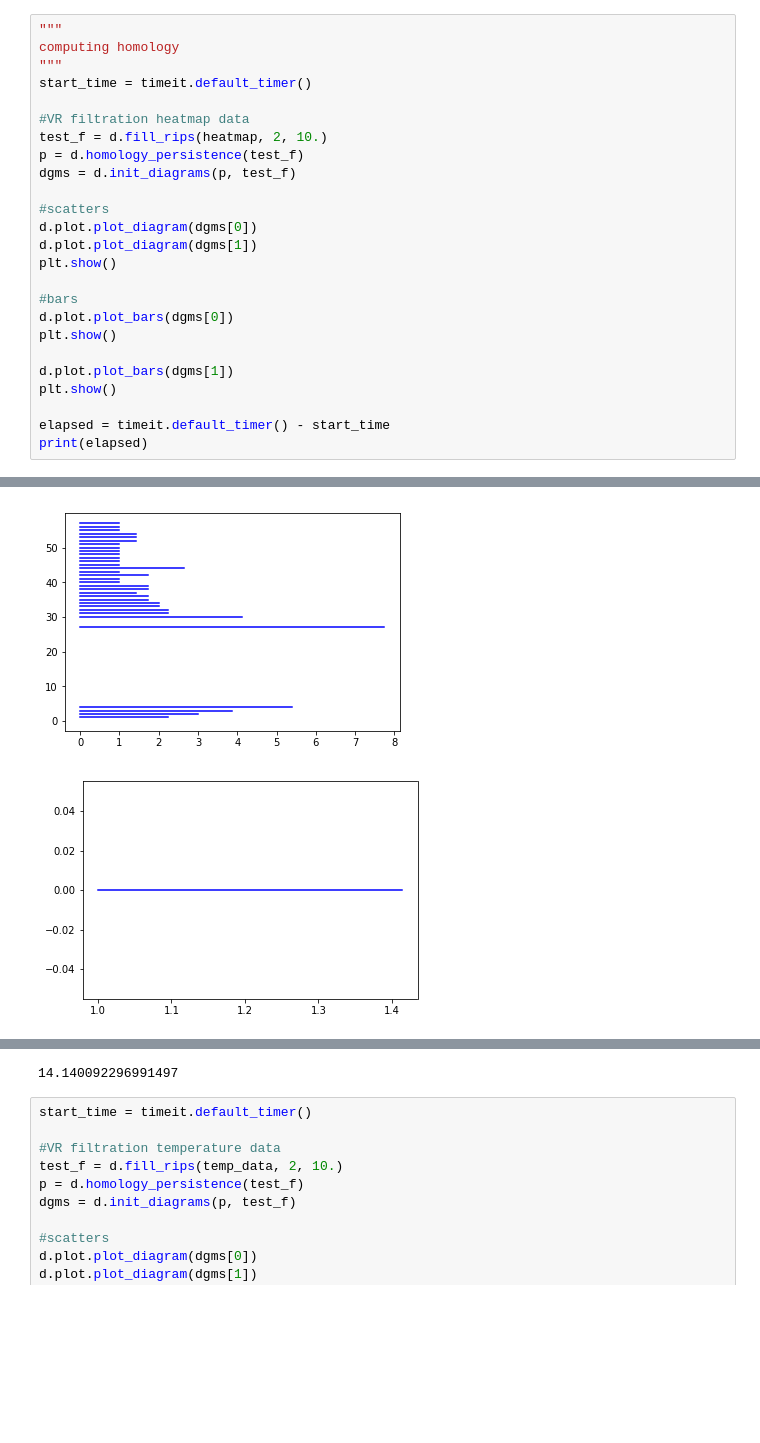
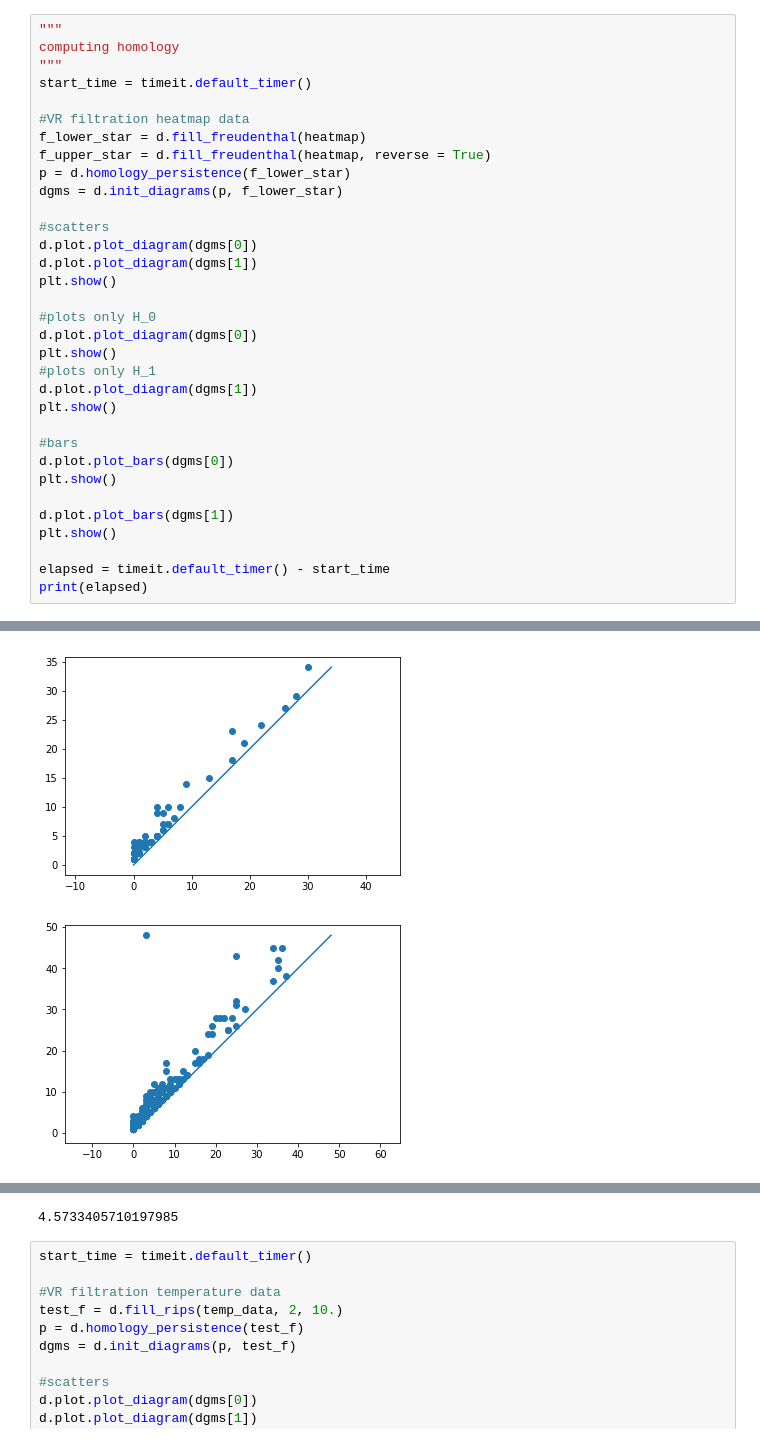
Before and after one commit to esleon97/Cosmology_TDA, a Jupyter notebook: Barcodes.ipynb, the cells around one changed output, grey strips where cells are left out. Cells and saved outputs as stored; diff of their text form; blank space fills up the shorter version.

```diff
--- a/Barcodes.ipynb
+++ b/Barcodes.ipynb
@@ -42,12 +43,20 @@ computing homology
 start_time = timeit.default_timer()
 
 #VR filtration heatmap data
-test_f = d.fill_rips(heatmap, 2, 10.)
-p = d.homology_persistence(test_f)
-dgms = d.init_diagrams(p, test_f)
+f_lower_star = d.fill_freudenthal(heatmap)
+f_upper_star = d.fill_freudenthal(heatmap, reverse = True)
+p = d.homology_persistence(f_lower_star)
+dgms = d.init_diagrams(p, f_lower_star)
 
 #scatters
 d.plot.plot_diagram(dgms[0])
+d.plot.plot_diagram(dgms[1])
+plt.show()
+
+#plots only H_0
+d.plot.plot_diagram(dgms[0])
+plt.show()
+#plots only H_1
 d.plot.plot_diagram(dgms[1])
 plt.show()
 
@@ -67,2 +76,2 @@ Adding an axes using the same arguments as a previous axes currently reuses the
-[figure, old version]
+[figure, new version]
-[figure, old version]
+[figure, new version]
@@ -69,4 +80,4 @@ Adding an axes using the same arguments as a previous axes currently reuses the
-14.140092296991497
+4.5733405710197985
 # %%
 start_time = timeit.default_timer()
 
```
Also changed, not shown: parts of 2 cells of this notebook.
